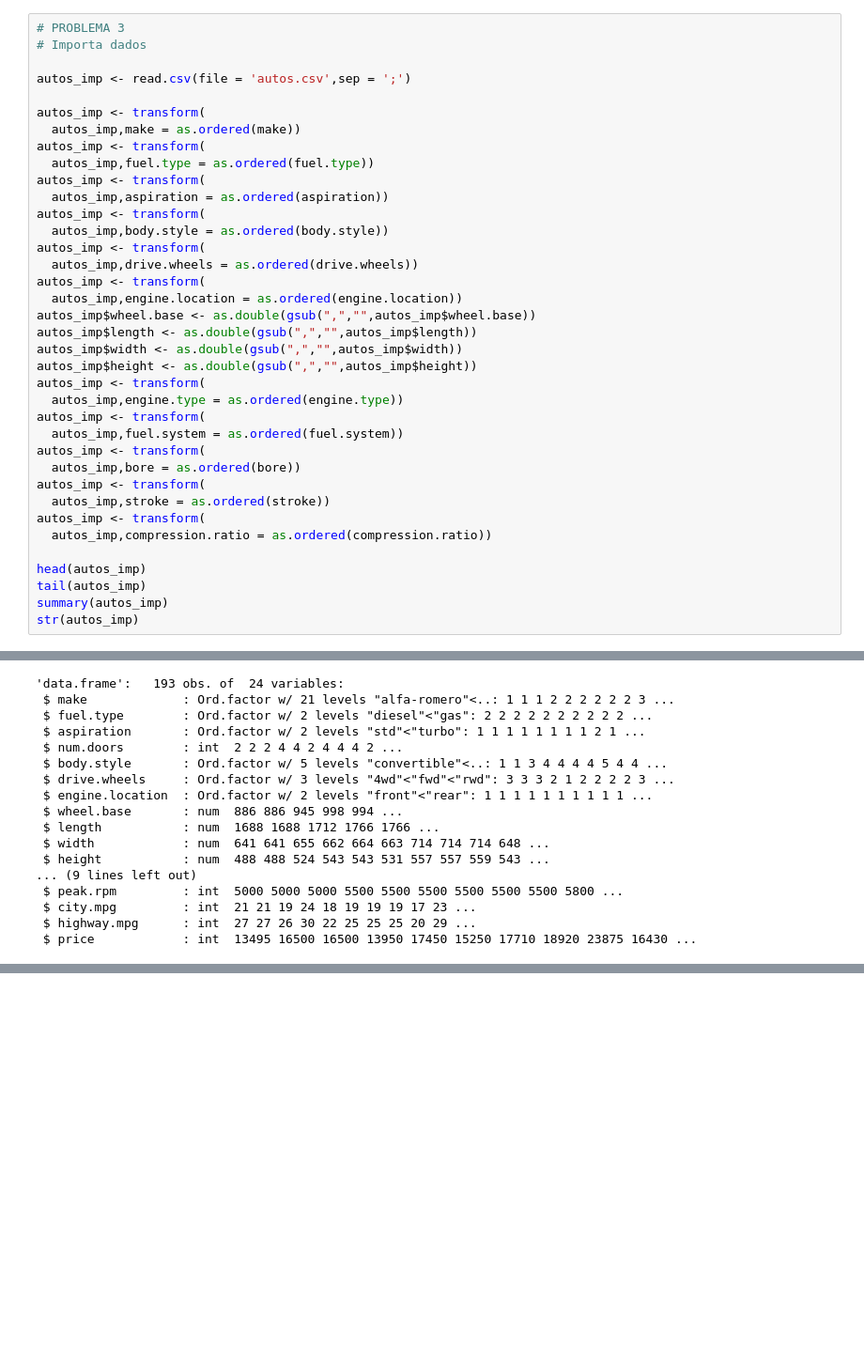
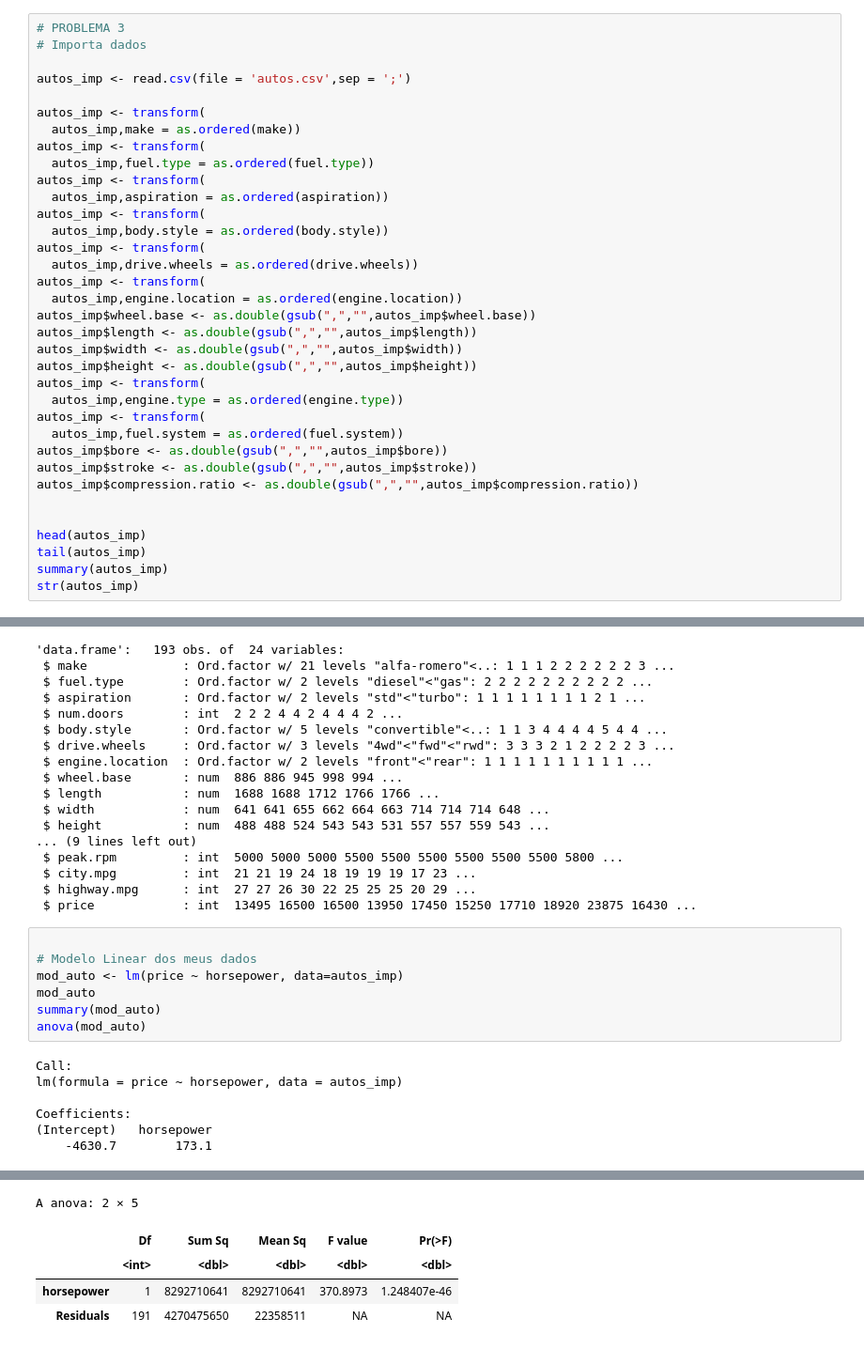
Before and after one commit to BrunaKrasotaMatos/An-liseEstat-stica, a Jupyter notebook: Trilha4/Trilha4.ipynb, the cells around one changed output, grey strips where cells are left out. Shown at 94% size. Saved outputs shown, nothing was run; the diff lists cells and outputs as text; blank space fills up the shorter version.

```diff
--- a/Trilha4/Trilha4.ipynb
+++ b/Trilha4/Trilha4.ipynb
@@ -431,12 +431,10 @@ autos_imp <- transform(
   autos_imp,engine.type = as.ordered(engine.type))
 autos_imp <- transform(
   autos_imp,fuel.system = as.ordered(fuel.system))
-autos_imp <- transform(
-  autos_imp,bore = as.ordered(bore))
-autos_imp <- transform(
-  autos_imp,stroke = as.ordered(stroke))
-autos_imp <- transform(
-  autos_imp,compression.ratio = as.ordered(compression.ratio))
+autos_imp$bore <- as.double(gsub(",","",autos_imp$bore))
+autos_imp$stroke <- as.double(gsub(",","",autos_imp$stroke))
+autos_imp$compression.ratio <- as.double(gsub(",","",autos_imp$compression.ratio))
+
 
 head(autos_imp)
 tail(autos_imp)
@@ -495,3 +493,17 @@ A data.frame: 6 × 24
  $ city.mpg         : int  21 21 19 24 18 19 19 19 17 23 ...
  $ highway.mpg      : int  27 27 26 30 22 25 25 25 20 29 ...
  $ price            : int  13495 16500 16500 13950 17450 15250 17710 18920 23875 16430 ...
+# %%
+
+# Modelo Linear dos meus dados
+mod_auto <- lm(price ~ horsepower, data=autos_imp)
+mod_auto
+summary(mod_auto)
+anova(mod_auto)
+# %% [output]
+Call:
+lm(formula = price ~ horsepower, data = autos_imp)
+
+Coefficients:
+(Intercept)   horsepower
+    -4630.7        173.1
@@ -497,0 +527,5 @@ A data.frame: 6 × 24
+A anova: 2 × 5
+|  | Df | Sum Sq | Mean Sq | F value | Pr(>F) |
+|  | <int> | <dbl> | <dbl> | <dbl> | <dbl> |
+| horsepower | 1 | 8292710641 | 8292710641 | 370.8973 | 1.248407e-46 |
+| Residuals | 191 | 4270475650 | 22358511 | NA | NA |
```
Also changed, not shown: parts of 1 cell of this notebook.
